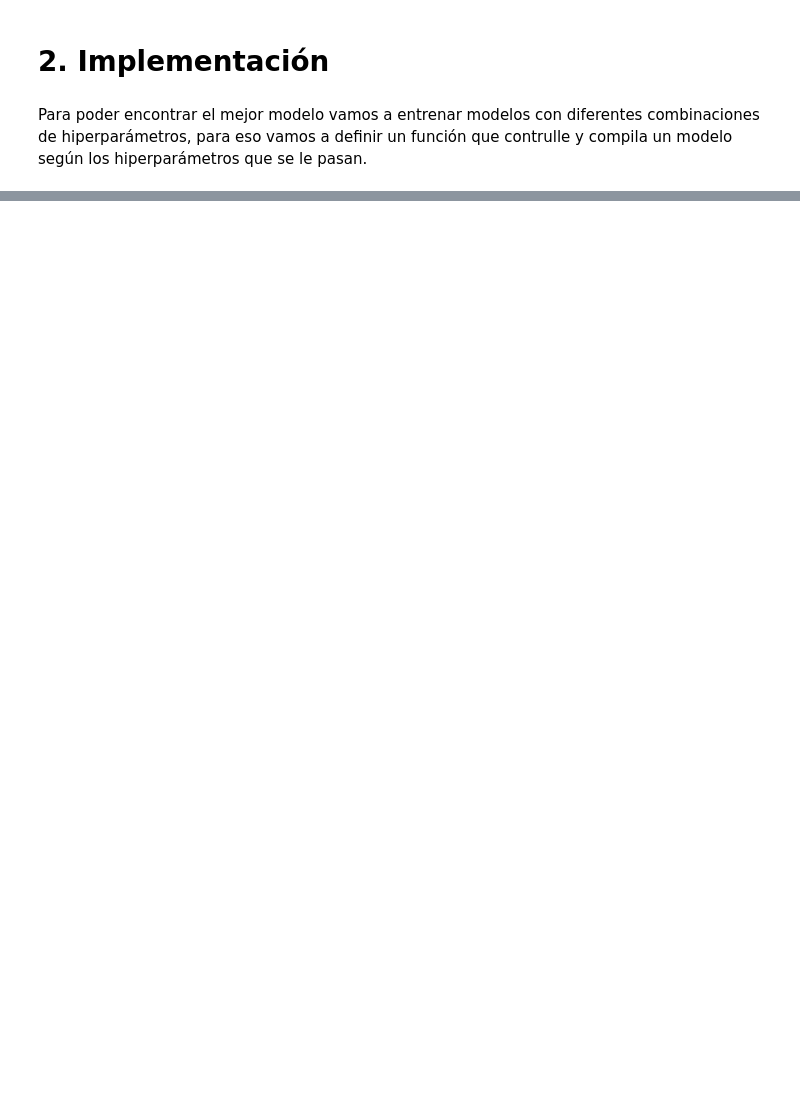
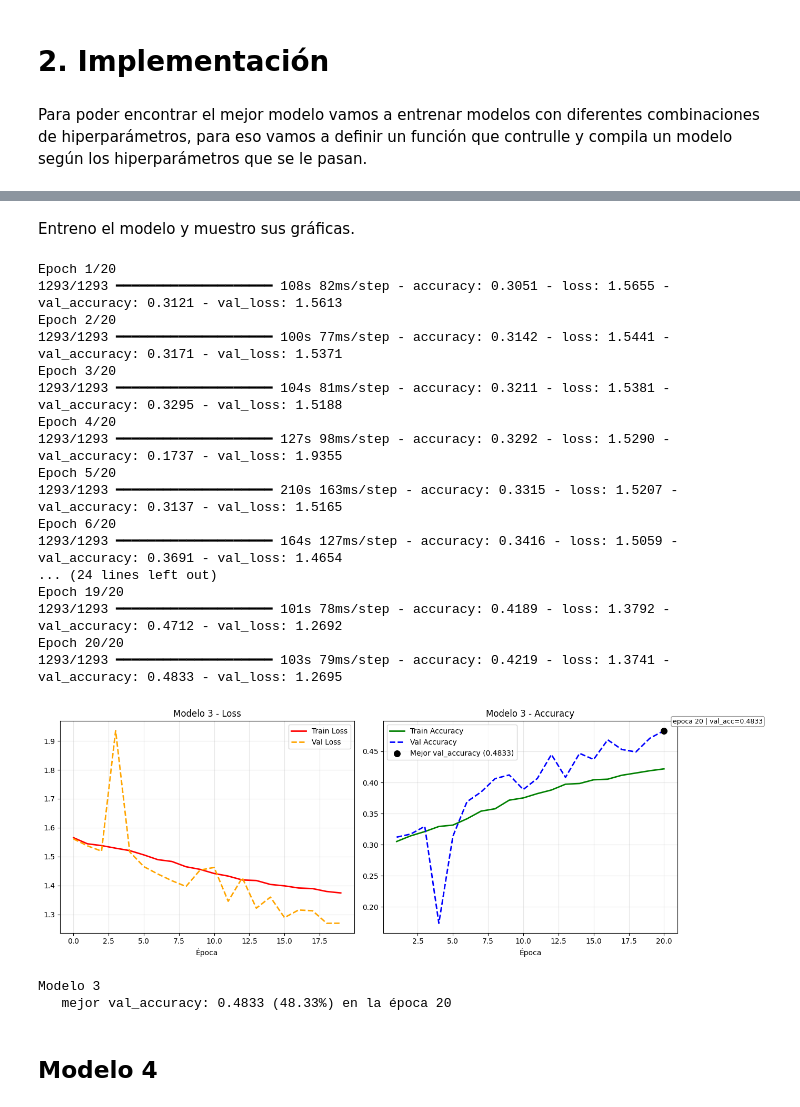
Before and after one commit to jacobo-perez-manteiga/Taller-3-CNN, a Jupyter notebook: PW2_E1_GROUP[n].ipynb, the cells around one changed output, grey strips where cells are left out. Cells and saved outputs as stored; diff of their text form; code cells hidden in the pictures; blank space fills up the shorter version.

```diff
--- a/PW2_E1_GROUP[n].ipynb
+++ b/PW2_E1_GROUP[n].ipynb
@@ -346,0 +411,55 @@ plt.show()
+# %%
+def construir_modelo3():
+    modelo = tf.keras.Sequential([
+        tf.keras.layers.Conv2D(32, (3, 3), strides=2, activation='relu', padding='same', input_shape=(48, 48, 1)),
+        tf.keras.layers.BatchNormalization(),
+
+        tf.keras.layers.Conv2D(64, (3, 3), strides=2, activation='relu', padding='same'),
+        tf.keras.layers.BatchNormalization(),
+
+        tf.keras.layers.Conv2D(128, (3, 3), strides=2, activation='relu', padding='same'),
+        tf.keras.layers.BatchNormalization(),
+
+        tf.keras.layers.Dropout(0.5),
+
+        tf.keras.layers.GlobalAveragePooling2D(),
+        tf.keras.layers.Dense(128, activation='relu'),
+        tf.keras.layers.BatchNormalization(),
+        tf.keras.layers.Dense(NUM_CLASES, activation='softmax')
+    ])
+
+    modelo.compile(
+        optimizer=tf.keras.optimizers.Adam(learning_rate=0.001),
+        loss='categorical_crossentropy',
+        metrics=['accuracy']
+    )
+
+    return modelo
+# %% [markdown]
+Entreno el modelo y muestro sus gráficas.
+# %%
+modelo3 = construir_modelo3()
+hist3 = entrenar_y_graficar(modelo3, 'Modelo 3')
+# %% [output]
+Epoch 1/20
+1293/1293 ━━━━━━━━━━━━━━━━━━━━ 108s 82ms/step - accuracy: 0.3051 - loss: 1.5655 - val_accuracy: 0.3121 - val_loss: 1.5613
+Epoch 2/20
+1293/1293 ━━━━━━━━━━━━━━━━━━━━ 100s 77ms/step - accuracy: 0.3142 - loss: 1.5441 - val_accuracy: 0.3171 - val_loss: 1.5371
+Epoch 3/20
+1293/1293 ━━━━━━━━━━━━━━━━━━━━ 104s 81ms/step - accuracy: 0.3211 - loss: 1.5381 - val_accuracy: 0.3295 - val_loss: 1.5188
+Epoch 4/20
+1293/1293 ━━━━━━━━━━━━━━━━━━━━ 127s 98ms/step - accuracy: 0.3292 - loss: 1.5290 - val_accuracy: 0.1737 - val_loss: 1.9355
+Epoch 5/20
+1293/1293 ━━━━━━━━━━━━━━━━━━━━ 210s 163ms/step - accuracy: 0.3315 - loss: 1.5207 - val_accuracy: 0.3137 - val_loss: 1.5165
+Epoch 6/20
+1293/1293 ━━━━━━━━━━━━━━━━━━━━ 164s 127ms/step - accuracy: 0.3416 - loss: 1.5059 - val_accuracy: 0.3691 - val_loss: 1.4654
+... (24 lines left out)
+Epoch 19/20
+1293/1293 ━━━━━━━━━━━━━━━━━━━━ 101s 78ms/step - accuracy: 0.4189 - loss: 1.3792 - val_accuracy: 0.4712 - val_loss: 1.2692
+Epoch 20/20
+1293/1293 ━━━━━━━━━━━━━━━━━━━━ 103s 79ms/step - accuracy: 0.4219 - loss: 1.3741 - val_accuracy: 0.4833 - val_loss: 1.2695
+[figure, added]
+Modelo 3
+   mejor val_accuracy: 0.4833 (48.33%) en la época 20
+# %% [markdown]
+## Modelo 4
```
Also changed, not shown: parts of 23 cells of this notebook.
